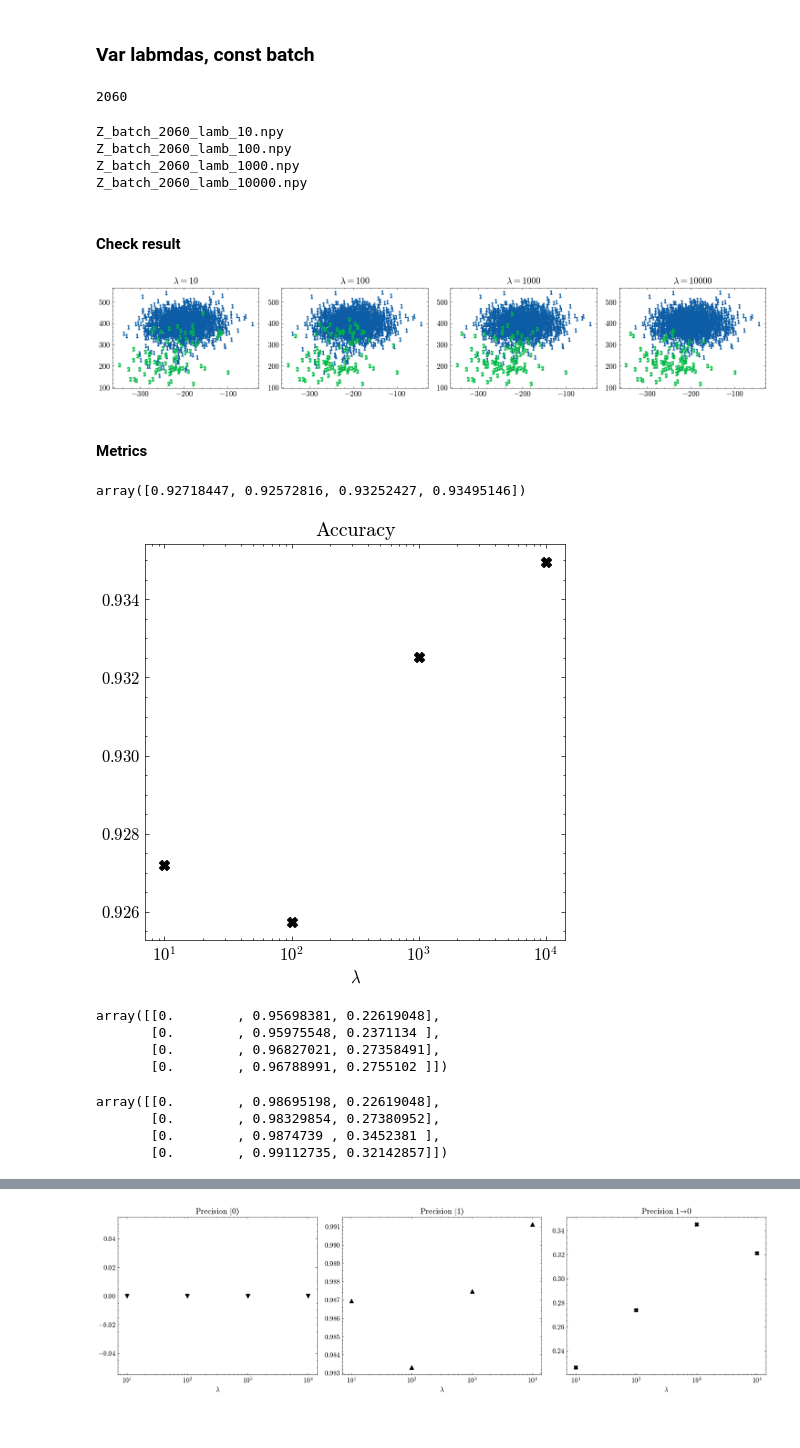
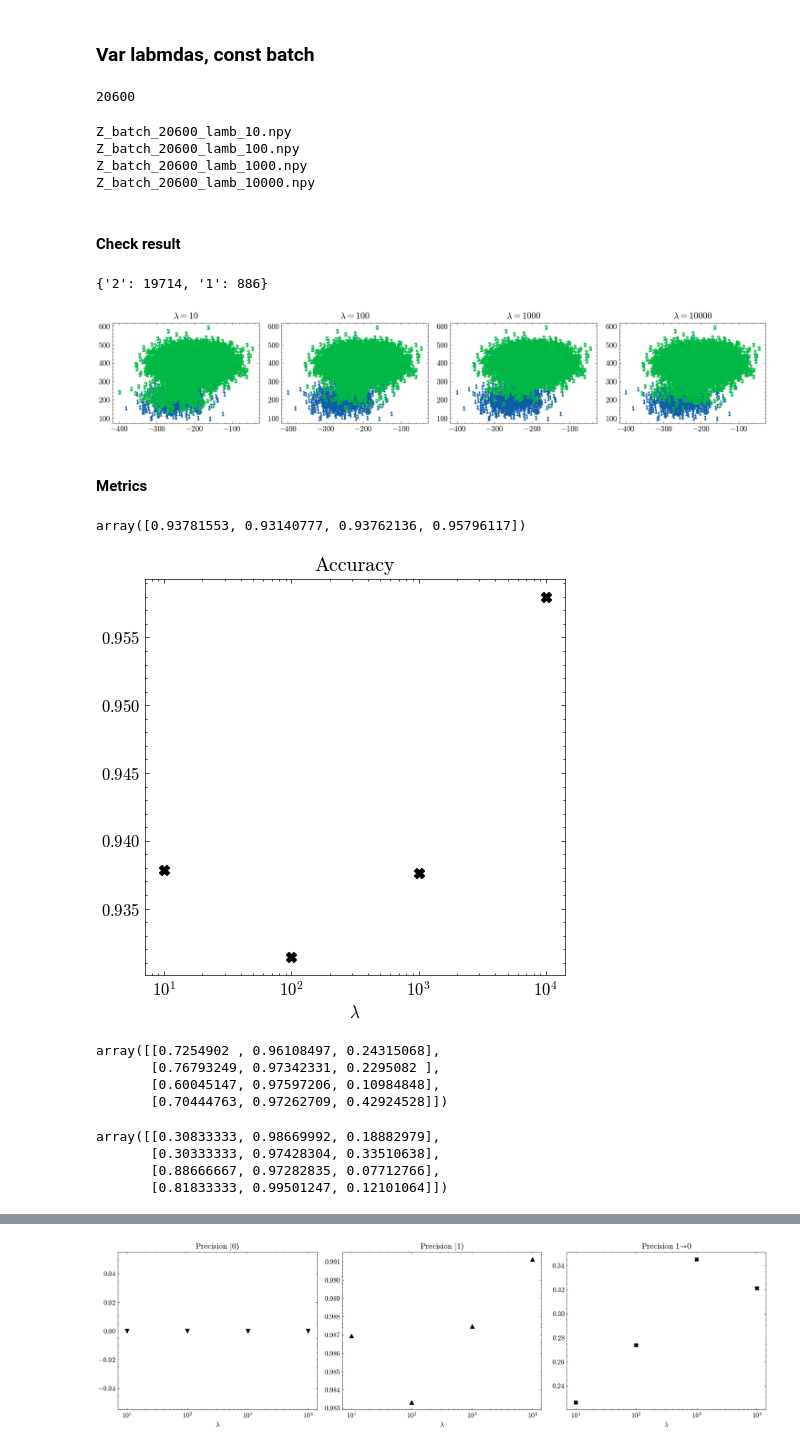
Before and after one commit to ikaryss/readout-experiments, a Jupyter notebook: cluster_utils.ipynb, the cells around one changed output, grey strips where cells are left out. Saved outputs shown, nothing was run; the diff lists cells and outputs as text; code cells hidden in the pictures.

Commit message:
get first results for synthetic data

```diff
--- a/cluster_utils.ipynb
+++ b/cluster_utils.ipynb
@@ -281,7 +281,7 @@ def plot_classes_detail(clusterized_col, col=None, lamb=None, class_=None, supti
 
     plt.tight_layout()
 # %%
-batch = 2000
+batch = 20000
 noise_amp = 1300
 meas_time = np.arange(0, 1.984e-6, 2e-9)
 
@@ -353,7 +353,7 @@ lambdas = [10, 100, 1000, 10000]
 batch = synthetic_collection.shape[0]
 batch
 # %% [output]
-2060
+20600
 # %%
 import fastcluster as fc
 
@@ -372,10 +372,10 @@ for lamb in lambdas:
 
     np.save(data_dir / z_naming, np.array(Z))
 # %% [output]
-Z_batch_2060_lamb_10.npy
-Z_batch_2060_lamb_100.npy
-Z_batch_2060_lamb_1000.npy
-Z_batch_2060_lamb_10000.npy
+Z_batch_20600_lamb_10.npy
+Z_batch_20600_lamb_100.npy
+Z_batch_20600_lamb_1000.npy
+Z_batch_20600_lamb_10000.npy
 # %% [markdown]
 #### Check result
 # %%
@@ -388,30 +388,38 @@ Z_10 = load_Z(batch, 10)
 Z_100 = load_Z(batch, 100)
 Z_1000 = load_Z(batch, 1000)
 Z_10000 = load_Z(batch, 10000)
+# %%
+col_1000.counts
+# %% [output]
+{'2': 19714, '1': 886}
 # %%
-reassign = {3:1}
-col_10 = get_clusterized_col(synthetic_collection, Z_10, 3)
-col_10.update_all_qubits_classes({1:reassign})
+# reassign = {1:0, 2:2, 3:1, 4:1, 5:1, 6:1, 7:1, 8:1, 9:1, 10:2, 11:1, 12:1, 13:1, 14:1, 15:1}
+col_10 = get_clusterized_col(synthetic_collection, Z_10, 2)
+# col_10.update_all_qubits_classes({1:reassign})
 
-reassign = {2:1,3:1, 1:2}
-col_100 = get_clusterized_col(synthetic_collection, Z_100, 3)
-col_100.update_all_qubits_classes({1:reassign})
-col_1000 = get_clusterized_col(synthetic_collection, Z_1000, 3)
-col_1000.update_all_qubits_classes({1:reassign})
-col_10000 = get_clusterized_col(synthetic_collection, Z_10000, 3)
-col_10000.update_all_qubits_classes({1:reassign})
+# reassign = {1:2,2:0, 3:2, 4:2, 5:1, 6:1, 7:2, 8:1, 9:1, 10:1, 11:1, 12:1, 13:1, 14:1, 15:1}
+col_100 = get_clusterized_col(synthetic_collection, Z_100, 2)
+# col_100.update_all_qubits_classes({1:reassign})
+
+# reassign = {1:0, 2:0, 3:0, 4:1, 5:1, 6:1, 7:1, 8:1, 9:1, 10:1, 11:2, 12:1, 13:1, 14:1, 15:1}
+col_1000 = get_clusterized_col(synthetic_collection, Z_1000, 2)
+# col_1000.update_all_qubits_classes({1:reassign})
+
+# reassign = {1:0, 2:0, 3:1, 4:1, 5:1, 6:1, 7:1, 8:1, 9:1, 10:1, 11:1, 12:1,13:2,14:1,15:1}
+col_10000 = get_clusterized_col(synthetic_collection, Z_10000, 2)
+# col_10000.update_all_qubits_classes({1:reassign})
 
 
 fig, ax = plt.subplots(nrows=1, ncols=4, figsize=(15, 3))
 
 col_10.mean().compute().scatter(ax[0])
 col_100.mean().compute().scatter(ax[1])
 col_1000.mean().compute().scatter(ax[2])
 col_10000.mean().compute().scatter(ax[3])
 ax[0].set_title("$\lambda = 10$")
 ax[1].set_title("$\lambda = 100$")
 ax[2].set_title("$\lambda = 1000$")
 ax[3].set_title("$\lambda = 10000$")
 plt.tight_layout()
 # %% [output]
-[figure, old version]
+[figure, new version]
@@ -449,7 +459,7 @@ conf_matrics = [M.get_conf_matrix(synthetic_collection, pred) for pred in [col_1
 accs = np.array([calculate_accuracy(cnf_mtrx) for cnf_mtrx in conf_matrics])
 accs
 # %% [output]
-array([0.92718447, 0.92572816, 0.93252427, 0.93495146])
+array([0.93781553, 0.93140777, 0.93762136, 0.95796117])
 # %%
 fig, ax = plt.subplots(figsize=(5, 5))
 ax.scatter(lambdas, accs, color="black", marker="X", s=50)
@@ -458,23 +468,23 @@ ax.set_xscale('log')
 ax.set_xlabel("$\lambda$")
 plt.tight_layout()
 # %% [output]
-[figure, old version]
+[figure, new version]
 # %%
 precs = np.array([calculate_precision(cnf_mtrx) for cnf_mtrx in conf_matrics])
 precs
 # %% [output]
-array([[0.        , 0.95698381, 0.22619048],
-       [0.        , 0.95975548, 0.2371134 ],
-       [0.        , 0.96827021, 0.27358491],
-       [0.        , 0.96788991, 0.2755102 ]])
+array([[0.7254902 , 0.96108497, 0.24315068],
+       [0.76793249, 0.97342331, 0.2295082 ],
+       [0.60045147, 0.97597206, 0.10984848],
+       [0.70444763, 0.97262709, 0.42924528]])
 # %%
 recs = np.array([calculate_recall(cnf_mtrx) for cnf_mtrx in conf_matrics])
 recs
 # %% [output]
-array([[0.        , 0.98695198, 0.22619048],
-       [0.        , 0.98329854, 0.27380952],
-       [0.        , 0.9874739 , 0.3452381 ],
-       [0.        , 0.99112735, 0.32142857]])
+array([[0.30833333, 0.98669992, 0.18882979],
+       [0.30333333, 0.97428304, 0.33510638],
+       [0.88666667, 0.97282835, 0.07712766],
+       [0.81833333, 0.99501247, 0.12101064]])
 # %%
 fig, ax = plt.subplots(ncols=3, figsize=(17, 5))
 ax[0].scatter(lambdas, precs[:,0], color="black", marker="v", s=50)
```
Also changed, not shown: parts of 4 cells of this notebook.
